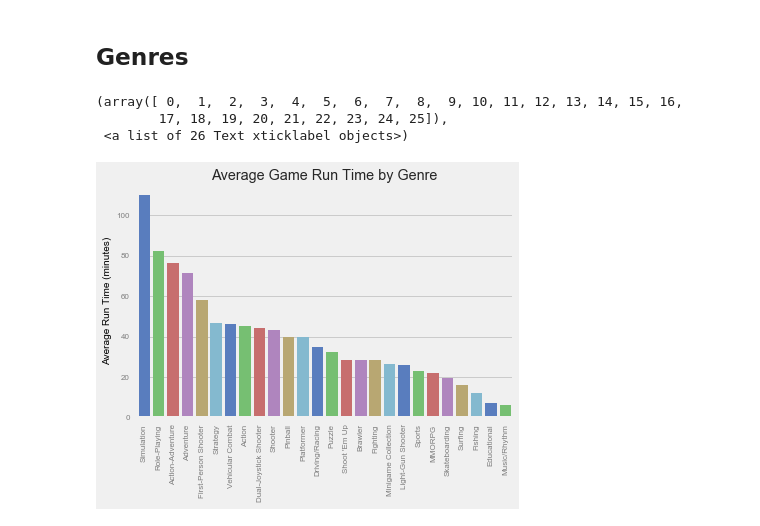
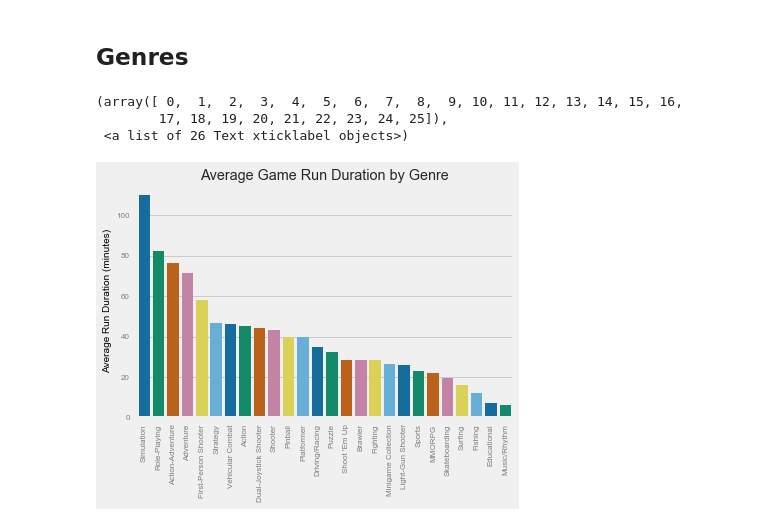
Before and after one commit to bcongdon/agdq-2017-schedule-analysis, a Jupyter notebook: AGDQ-2017-Schedule-Analysis.ipynb, the cells around one changed output. Saved outputs shown, nothing was run; the diff lists cells and outputs as text; code cells hidden in the pictures.

Commit message:
Fix up color palettes

```diff
--- a/AGDQ-2017-Schedule-Analysis.ipynb
+++ b/AGDQ-2017-Schedule-Analysis.ipynb
@@ -292,29 +290,29 @@ plt.savefig('./render/time_to_run_histogram.png', bb_inches='tight', dpi=350)
 # %%
 # Add genres to actual_games dicts
 all_genres = []
 for i in range(len(actual_games)):
     genres = []
     if 'genres' in actual_games[i]['data'] and actual_games[i]['data']['genres']:
         for g in actual_games[i]['data']['genres']:
             genres.append(g['name'])
             if g['name'] not in all_genres:
                 all_genres.append(g['name'])
     actual_games[i]['genres'] = ','.join(genres)
 games_df = pd.DataFrame(actual_games)
 games_df.duration = pd.to_timedelta(games_df['duration'].apply(str))
 genre_runtimes = {}
 for g in all_genres:
     genre_runtimes[g] = games_df[games_df.genres.str.contains(g)].duration.astype('timedelta64[m]').mean()
 genre_tuples = sorted(genre_runtimes.items(), key=itemgetter(1))
 fig, ax = plt.subplots()
 sns.barplot(*zip(*reversed(genre_tuples)),
-            palette=sns.color_palette("muted", len(genre_tuples)),
+            palette=sns.color_palette("colorblind"),
             ax=ax)
-ax.set_ylabel("Average Run Time (minutes)")
-ax.set_title("Average Game Run Time by Genre")
+ax.set_ylabel("Average Run Duration (minutes)")
+ax.set_title("Average Game Run Duration by Genre")
 plt.xticks(rotation='vertical')
 # %% [output]
 (array([ 0,  1,  2,  3,  4,  5,  6,  7,  8,  9, 10, 11, 12, 13, 14, 15, 16,
         17, 18, 19, 20, 21, 22, 23, 24, 25]),
  <a list of 26 Text xticklabel objects>)
-[figure, old version]
+[figure, new version]
```
Also changed, not shown: parts of 2 cells of this notebook.
